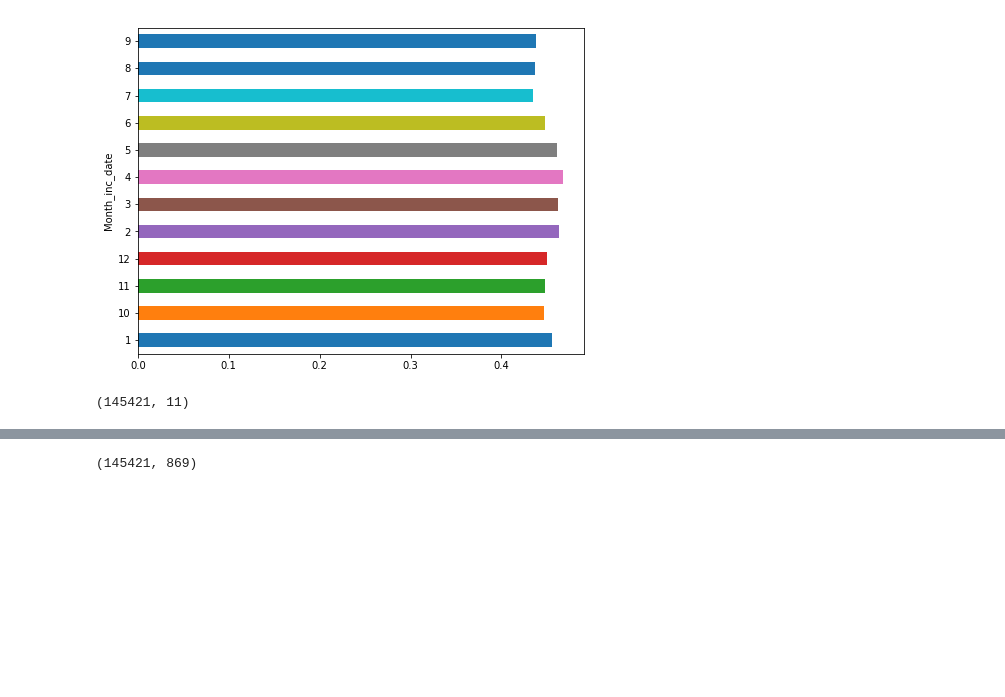
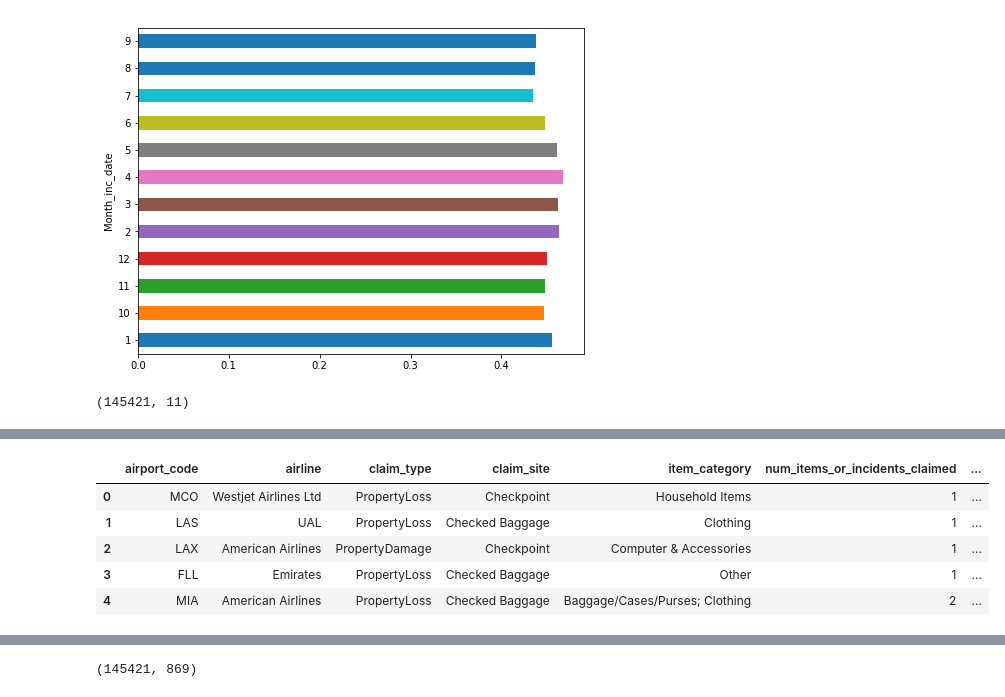
Before and after one commit to spencertollefson/tsa_claims, a Jupyter notebook: simple_random_forest.ipynb, the cells around one changed output, grey strips where cells are left out. Drawn from its saved outputs; the diff is of its cells as text; code cells hidden in the pictures; blank space fills up the shorter version.

```diff
--- a/simple_random_forest.ipynb
+++ b/simple_random_forest.ipynb
@@ -406,6 +421,15 @@ X = df.drop(['binary_disposition', 'disposition',
             ]
             , axis=1)
 y = df['binary_disposition'].apply(lambda x: 1 if x == 'Compensate' else 0)
+# %%
+X.head()
+# %% [output]
+|  | airport_code | airline | claim_type | claim_site | item_category | num_items_or_incidents_claimed | ... |
+| 0 | MCO | Westjet Airlines Ltd | PropertyLoss | Checkpoint | Household Items | 1 | ... |
+| 1 | LAS | UAL | PropertyLoss | Checked Baggage | Clothing | 1 | ... |
+| 2 | LAX | American Airlines | PropertyDamage | Checkpoint | Computer & Accessories | 1 | ... |
+| 3 | FLL | Emirates | PropertyLoss | Checked Baggage | Other | 1 | ... |
+| 4 | MIA | American Airlines | PropertyLoss | Checked Baggage | Baggage/Cases/Purses; Clothing | 2 | ... |
 # %%
 categorical = ['airport_code', 'airline', 'claim_type', 'claim_site', 'Month_received']
 continuous =  ['days_waited_to_file_claim', 'num_items_or_incidents_claimed']
```
Also changed, not shown: parts of 18 cells of this notebook, 13 other files.
